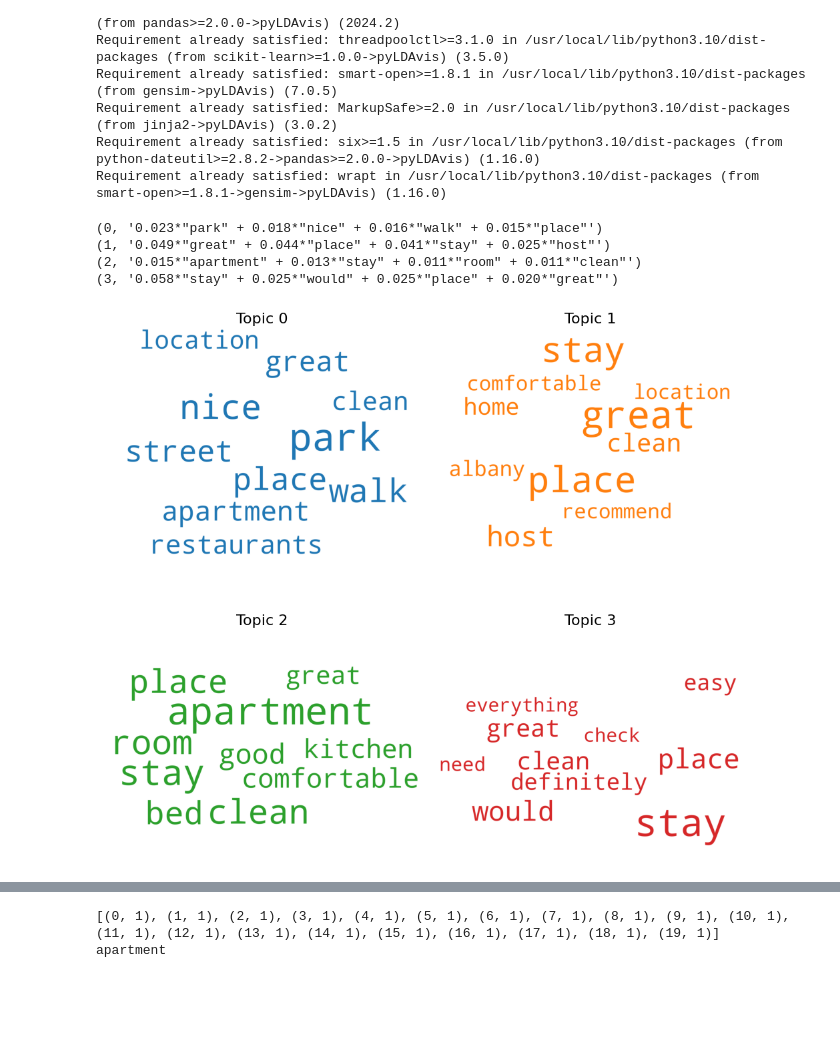
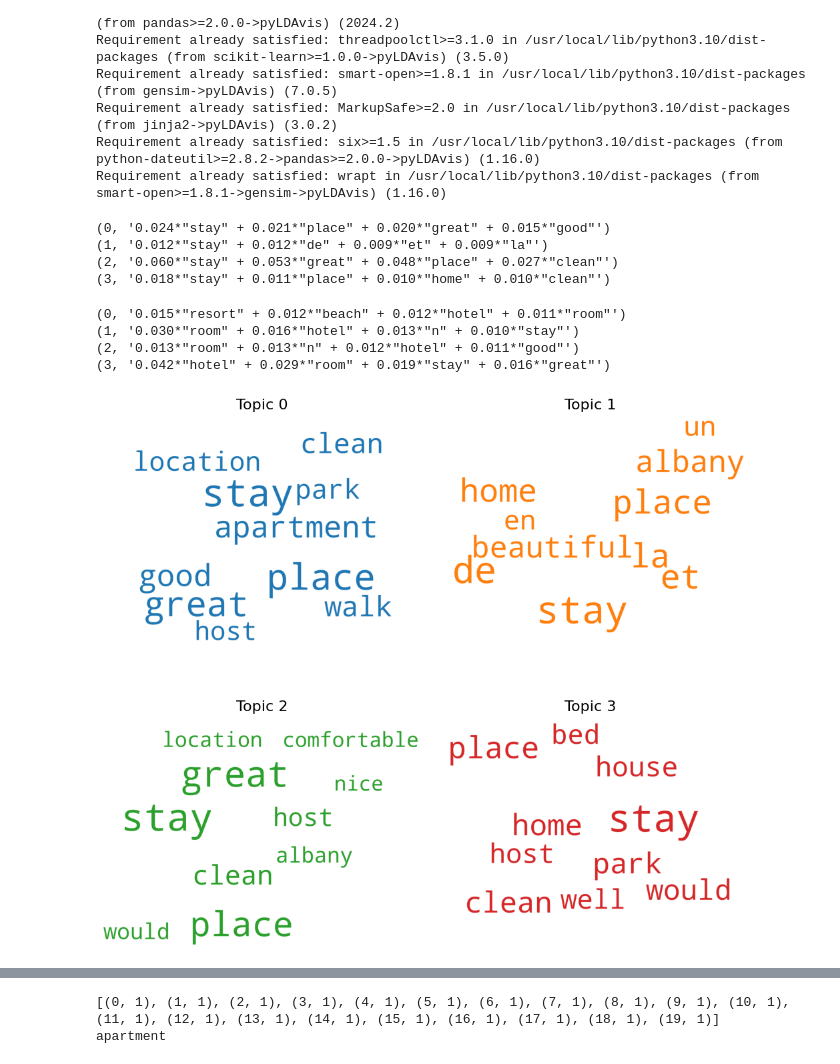
Before and after one commit to krishanuc/CapstoneSentimentAnalysis, a Jupyter notebook: TopicModeling_SentimentAnalysis_AirBnB_v4.ipynb, the cells around one changed output, grey strips where cells are left out. Drawn from its saved outputs; the diff is of its cells as text; code cells hidden in the pictures; blank space fills up the shorter version.

Commit message:
Updated with TripAdvisor Dataset

```diff
--- a/TopicModeling_SentimentAnalysis_AirBnB_v4.ipynb
+++ b/TopicModeling_SentimentAnalysis_AirBnB_v4.ipynb
@@ -420,3 +495,7 @@ text = ' '.join([' '.join(row) for row in data['Tokens']])
+# %%
+# @title Overall Word Cloud for TripAdvisor Dataset
+#concatenate the texts in the 'tokens' column into a single string
+text = ' '.join([' '.join(row) for row in data_tripadv['tokens']])
 # %%
 from wordcloud import WordCloud
 
@@ -450,8 +529,9 @@ pd.DataFrame({'Text': ['This is a test sentence with a positive sentiment.', 'Th
 | 0 | This is a test sentence with a po... |
 | 1 | This is a test sentence with a ne... |
 # %%
+# @title Analyze sentiment for AirBnb dataset
 # analyze sentiment in every review texts ('Tokens' column)
-data['sentiment'] = data['Tokens'].apply(lambda x: analyzer.polarity_scores(' '.join(x))['compound'])
+data['sentiment'] = data['tokens'].apply(lambda x: analyzer.polarity_scores(' '.join(x))['compound'])
 # %%
 data.head()
 # %% [output]
@@ -482,15 +567,12 @@ def ratings_from_percentage(percentage):
     if percentage > 0.8:
         rating = 5
     elif percentage > 0.6 and percentage <= 0.8:
-        rating = 5
+        rating = 4
     elif percentage > 0.4 and percentage <= 0.6:
-        rating = 5
+        rating = 3
     elif percentage > 0.2 and percentage <= 0.4:
-        rating = 5
+        rating = 2
     else:
-        rating = 5
+        rating = 1
 
     return rating
-
-# Providing labels to the sentiments and adding the column "mood"
-data['rating'] = data['sentiment'].apply(ratings_from_percentage)
@@ -662,56 +815,74 @@ import pyLDAvis.gensim
 import warnings
 warnings.filterwarnings("ignore", category=DeprecationWarning)
 # %%
-# Create a dictionary and a document-term matrix
-dictionary = corpora.Dictionary(data['Tokens'])
-doc_term_matrix = [dictionary.doc2bow(doc) for doc in data['Tokens']]
+# Create a dictionary and a document-term matrix for AirBnB Data
+dictionary1 = corpora.Dictionary(data['tokens'])
+doc_term_matrix1 = [dictionary1.doc2bow(doc) for doc in data['tokens']]
 
 # Apply LDA
-lda_model = gensim.models.LdaMulticore(doc_term_matrix, num_topics=4, id2word=dictionary)
+lda_model1 = gensim.models.LdaMulticore(doc_term_matrix1, num_topics=4, id2word=dictionary1)
 
 # Print topics
-topics = lda_model.print_topics(num_words=4)
-for topic in topics:
+topics_airbnb = lda_model1.print_topics(num_words=4)
+for topic in topics_airbnb:
     print(topic)
 # %% [output]
-(0, '0.023*"park" + 0.018*"nice" + 0.016*"walk" + 0.015*"place"')
-(1, '0.049*"great" + 0.044*"place" + 0.041*"stay" + 0.025*"host"')
-(2, '0.015*"apartment" + 0.013*"stay" + 0.011*"room" + 0.011*"clean"')
-(3, '0.058*"stay" + 0.025*"would" + 0.025*"place" + 0.020*"great"')
+(0, '0.024*"stay" + 0.021*"place" + 0.020*"great" + 0.015*"good"')
+(1, '0.012*"stay" + 0.012*"de" + 0.009*"et" + 0.009*"la"')
+(2, '0.060*"stay" + 0.053*"great" + 0.048*"place" + 0.027*"clean"')
+(3, '0.018*"stay" + 0.011*"place" + 0.010*"home" + 0.010*"clean"')
+# %%
+# Create a dictionary and a document-term matrix for TripAdvisor Data
+dictionary2 = corpora.Dictionary(data_tripadv['tokens'])
+doc_term_matrix2 = [dictionary1.doc2bow(doc) for doc in data_tripadv['tokens']]
+
+# Apply LDA
+lda_model2 = gensim.models.LdaMulticore(doc_term_matrix2, num_topics=4, id2word=dictionary2)
+
+# Print topics
+topics_tripadvisor = lda_model.print_topics(num_words=4)
+for topic in topics_tripadvisor:
+    print(topic)
+# %% [output]
+(0, '0.015*"resort" + 0.012*"beach" + 0.012*"hotel" + 0.011*"room"')
+(1, '0.030*"room" + 0.016*"hotel" + 0.013*"n" + 0.010*"stay"')
+(2, '0.013*"room" + 0.013*"n" + 0.012*"hotel" + 0.011*"good"')
+(3, '0.042*"hotel" + 0.029*"room" + 0.019*"stay" + 0.016*"great"')
 # %%
-# 1. Wordcloud of Top N words in each topic
+# @title 1. Wordcloud of Top N words in each topic for AirBnB Dataset
 from matplotlib import pyplot as plt
 from wordcloud import WordCloud, STOPWORDS
 import matplotlib.colors as mcolors
 
 cols = [color for name, color in mcolors.TABLEAU_COLORS.items()]  # more colors: 'mcolors.XKCD_COLORS'
 
 cloud = WordCloud(stopwords=updated_stops,
                   background_color='white',
                   width=2500,
                   height=1800,
                   max_words=10,
                   colormap='tab10',
                   color_func=lambda *args, **kwargs: cols[i],
                   prefer_horizontal=1.0)
 
-topics = lda_model.show_topics(formatted=False)
+topics1 = lda_model1.show_topics(formatted=False)
+
 
 fig, axes = plt.subplots(2, 2, figsize=(10,10), sharex=True, sharey=True)
 
 for i, ax in enumerate(axes.flatten()):
     fig.add_subplot(ax)
-    topic_words = dict(topics[i][1])
+    topic_words = dict(topics1[i][1])
     cloud.generate_from_frequencies(topic_words, max_font_size=300)
     plt.gca().imshow(cloud)
     plt.gca().set_title('Topic ' + str(i), fontdict=dict(size=16))
     plt.gca().axis('off')
 
 
 plt.subplots_adjust(wspace=0, hspace=0)
 plt.axis('off')
 plt.margins(x=0, y=0)
 plt.tight_layout()
 plt.show()
 # %% [output]
-[figure, old version]
+[figure, new version]
```
Also changed, not shown: parts of 53 cells of this notebook.
